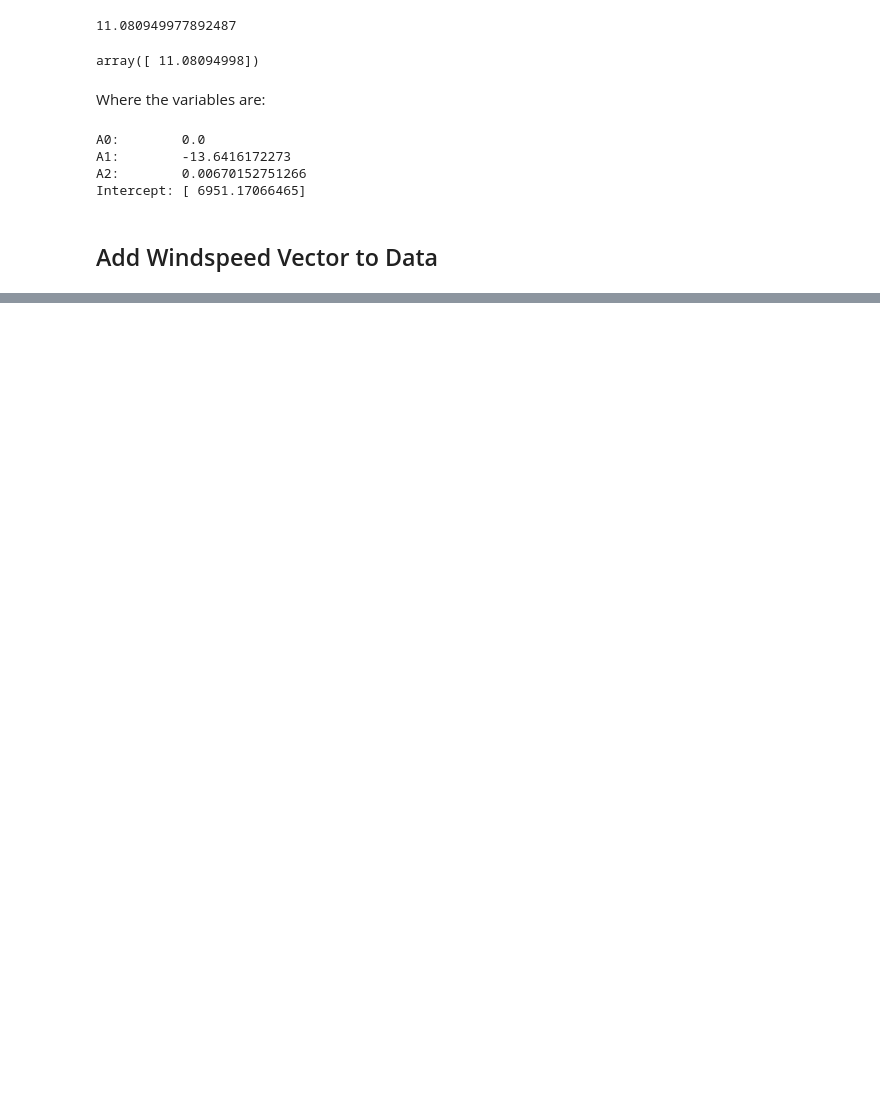
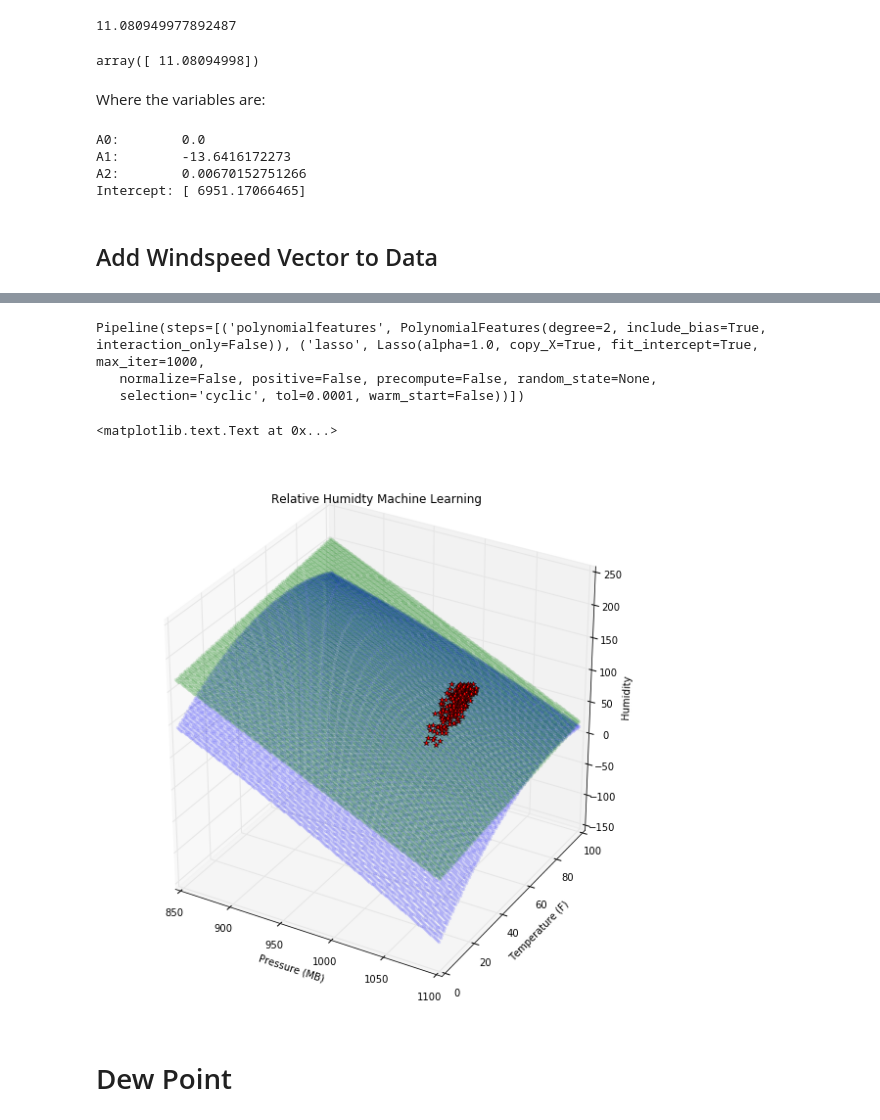
Before and after one commit to bi3mer/WeatherForecasting, a Jupyter notebook: Lorenz Simulation.ipynb, the cells around one changed output, grey strips where cells are left out. Cells and saved outputs as stored; diff of their text form; code cells hidden in the pictures; blank space fills up the shorter version.

Commit message:
Added relative humidity machine learning work

```diff
--- a/Lorenz Simulation.ipynb
+++ b/Lorenz Simulation.ipynb
@@ -873,0 +908,3 @@ def add_windspeed_vector(attractor_system, center):
+# %%
+a = np.array([(row[0], row[1]) for row in pressure_temperature_humidity])
+b = np.array([row[2] for row in pressure_temperature_humidity])
@@ -873,0 +930,49 @@ def add_windspeed_vector(attractor_system, center):
+# %%
+# Create linear regression object
+humid_linear_regression = linear_model.LinearRegression()
+
+# Train the model using the training sets
+humid_linear_regression.fit(a_shape, b_shape)
+
+degree  = 2
+
+# Create linear regression object
+humid_poly  = PolynomialFeatures(degree)
+humid_lasso = linear_model.Lasso()
+humid_poly_regr = make_pipeline(humid_poly, humid_lasso)
+
+# Train the model using the training sets
+humid_poly_regr.fit(a_shape, b_shape)
+# %% [output]
+Pipeline(steps=[('polynomialfeatures', PolynomialFeatures(degree=2, include_bias=True, interaction_only=False)), ('lasso', Lasso(alpha=1.0, copy_X=True, fit_intercept=True, max_iter=1000,
+   normalize=False, positive=False, precompute=False, random_state=None,
+   selection='cyclic', tol=0.0001, warm_start=False))])
+# %%
+plt_lin_humidity = humid_linear_regression.predict(plt_humidity)
+plt_pol_humidity = humid_poly_regr.predict(plt_humidity)
+# %%
+fig = plt.figure()
+ax = fig.add_subplot(111, projection='3d')
+fig.set_figheight(10)
+fig.set_figwidth(10)
+
+# poly regression
+pol_line = ax.plot(plt_a, plt_b, plt_pol_humidity,'b.', alpha=.1, label="Poly Regression")
+
+# linear regression
+lin_line = ax.plot(plt_a, plt_b, [row[0] for row in plt_lin_humidity],'g.',alpha=.1, label="Linear Regression")
+
+# real world data
+ax.plot([row[0] for row in pressure_temperature_humidity],\
+        [row[1] for row in pressure_temperature_humidity],\
+        [row[2] for row in pressure_temperature_humidity], 'r*')
+
+ax.set_xlabel("Pressure (MB)")
+ax.set_ylabel("Temperature (F)")
+ax.set_zlabel("Humidity")
+ax.set_title("Relative Humidty Machine Learning")
+# %% [output]
+<matplotlib.text.Text at 0x...>
+[figure, added]
+# %% [markdown]
+# Dew Point
```
Also changed, not shown: parts of 13 cells of this notebook.
